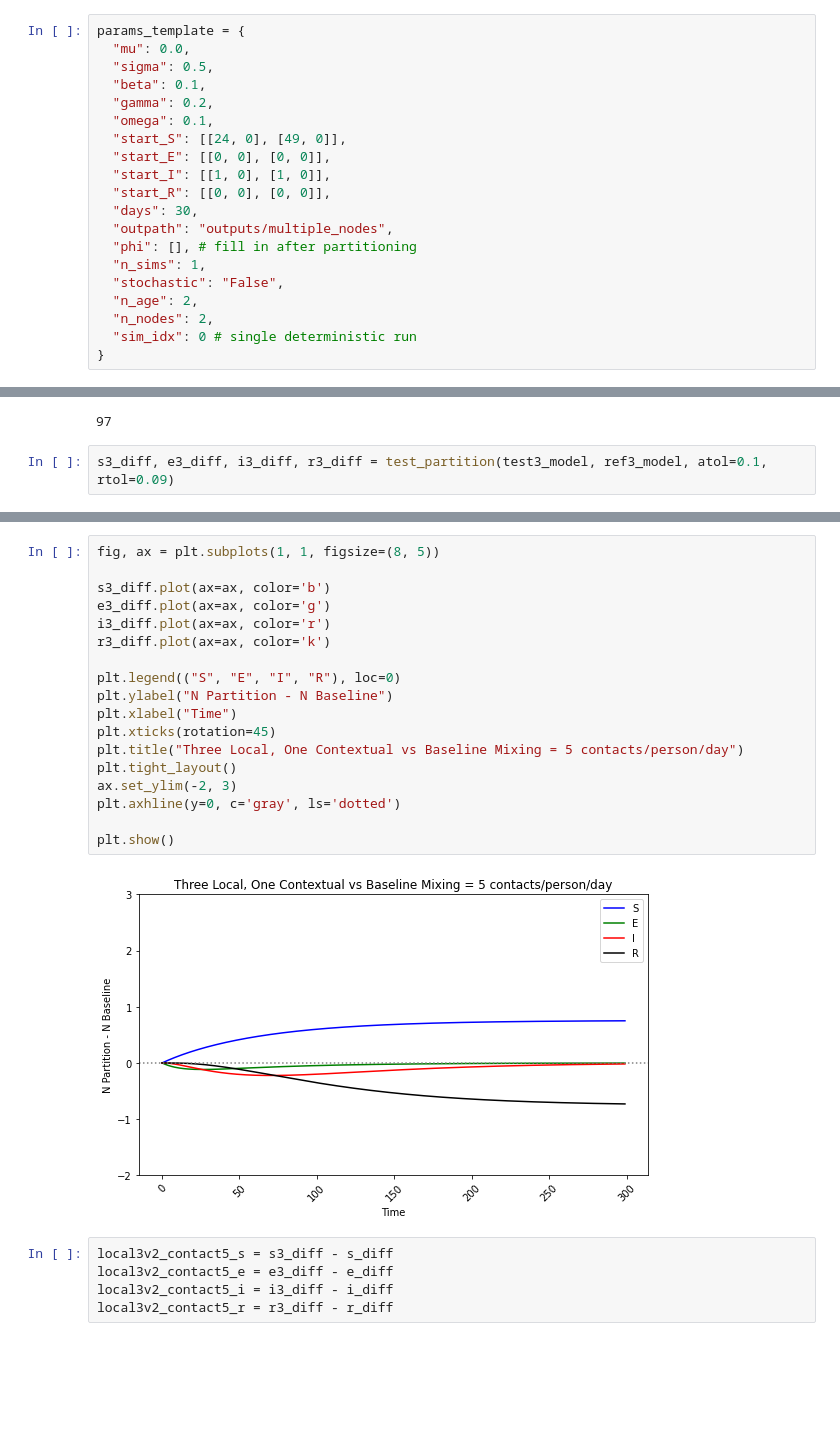
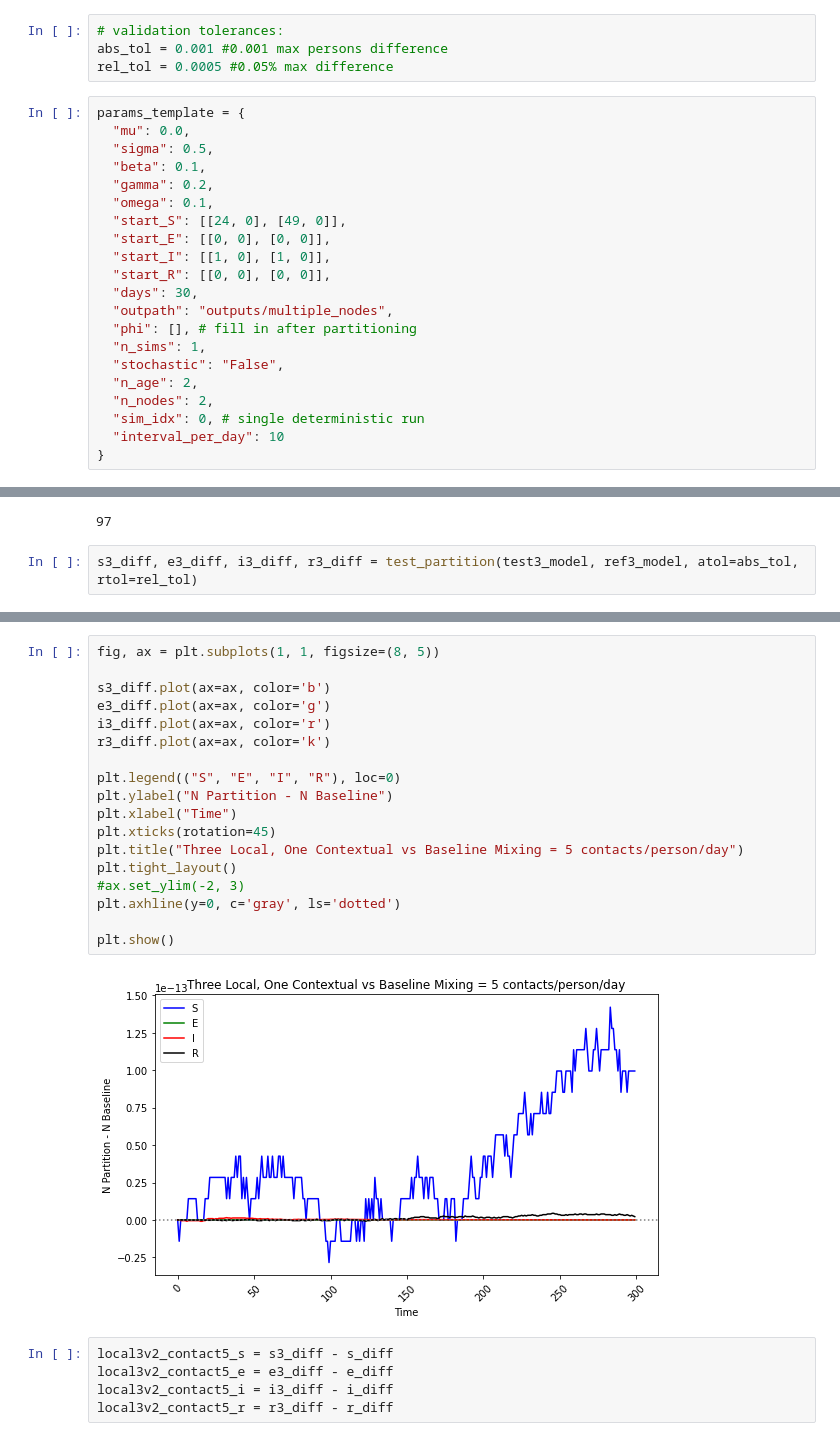
Before and after one commit to UT-Covid/SEIR_Example, a Jupyter notebook: ProbabilisticContactPartitionValidation.ipynb, the cells around one changed output, grey strips where cells are left out. Saved outputs shown, nothing was run; the diff lists cells and outputs as text; blank space fills up the shorter version.

```diff
--- a/ProbabilisticContactPartitionValidation.ipynb
+++ b/ProbabilisticContactPartitionValidation.ipynb
@@ -12,6 +12,10 @@ requirements for model run
 - baseline contact
 - starting population sizes
 - epi params
+# %%
+# validation tolerances:
+abs_tol = 0.001 #0.001 max persons difference
+rel_tol = 0.0005 #0.05% max difference
 # %%
 params_template = {
   "mu": 0.0,
@@ -30,7 +34,8 @@ params_template = {
   "stochastic": "False",
   "n_age": 2,
   "n_nodes": 2,
-  "sim_idx": 0 # single deterministic run
+  "sim_idx": 0, # single deterministic run
+  "interval_per_day": 10
 }
 # %%
 travel = pd.read_csv('inputs/travel2.csv')
@@ -504,4 +487,4 @@ ref3['start_S']
 # %% [output]
 97
 # %%
-s3_diff, e3_diff, i3_diff, r3_diff = test_partition(test3_model, ref3_model, atol=0.1, rtol=0.09)
+s3_diff, e3_diff, i3_diff, r3_diff = test_partition(test3_model, ref3_model, atol=abs_tol, rtol=rel_tol)
@@ -512,23 +491,23 @@ Differing values for recovered timeseries.
 # %%
 fig, ax = plt.subplots(1, 1, figsize=(8, 5))
 
 s3_diff.plot(ax=ax, color='b')
 e3_diff.plot(ax=ax, color='g')
 i3_diff.plot(ax=ax, color='r')
 r3_diff.plot(ax=ax, color='k')
 
 plt.legend(("S", "E", "I", "R"), loc=0)
 plt.ylabel("N Partition - N Baseline")
 plt.xlabel("Time")
 plt.xticks(rotation=45)
 plt.title("Three Local, One Contextual vs Baseline Mixing = 5 contacts/person/day")
 plt.tight_layout()
-ax.set_ylim(-2, 3)
+#ax.set_ylim(-2, 3)
 plt.axhline(y=0, c='gray', ls='dotted')
 
 plt.show()
 # %% [output]
-[figure, old version]
+[figure, new version]
 # %%
 local3v2_contact5_s = s3_diff - s_diff
 local3v2_contact5_e = e3_diff - e_diff
```
Also changed, not shown: parts of 32 cells of this notebook.
